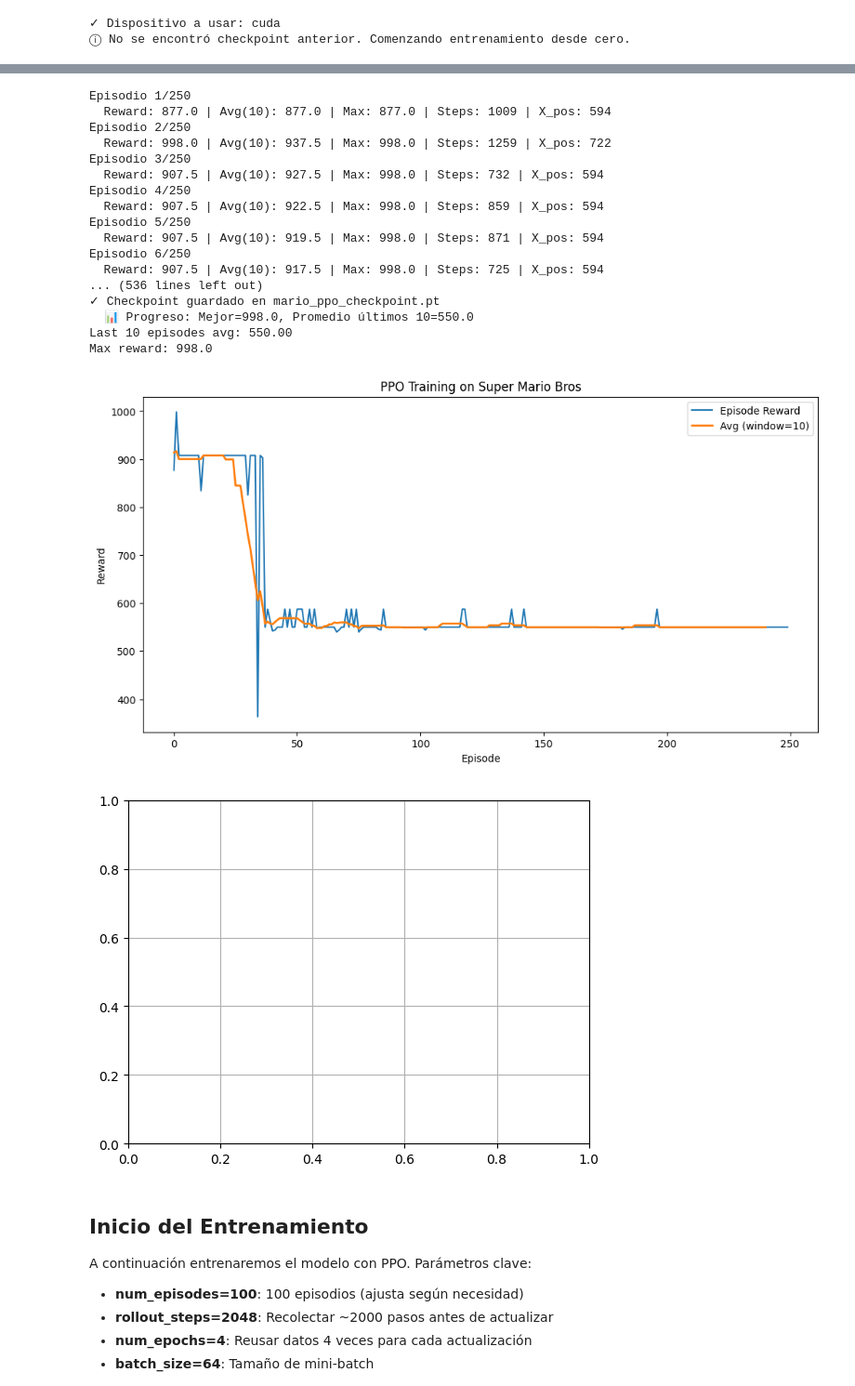
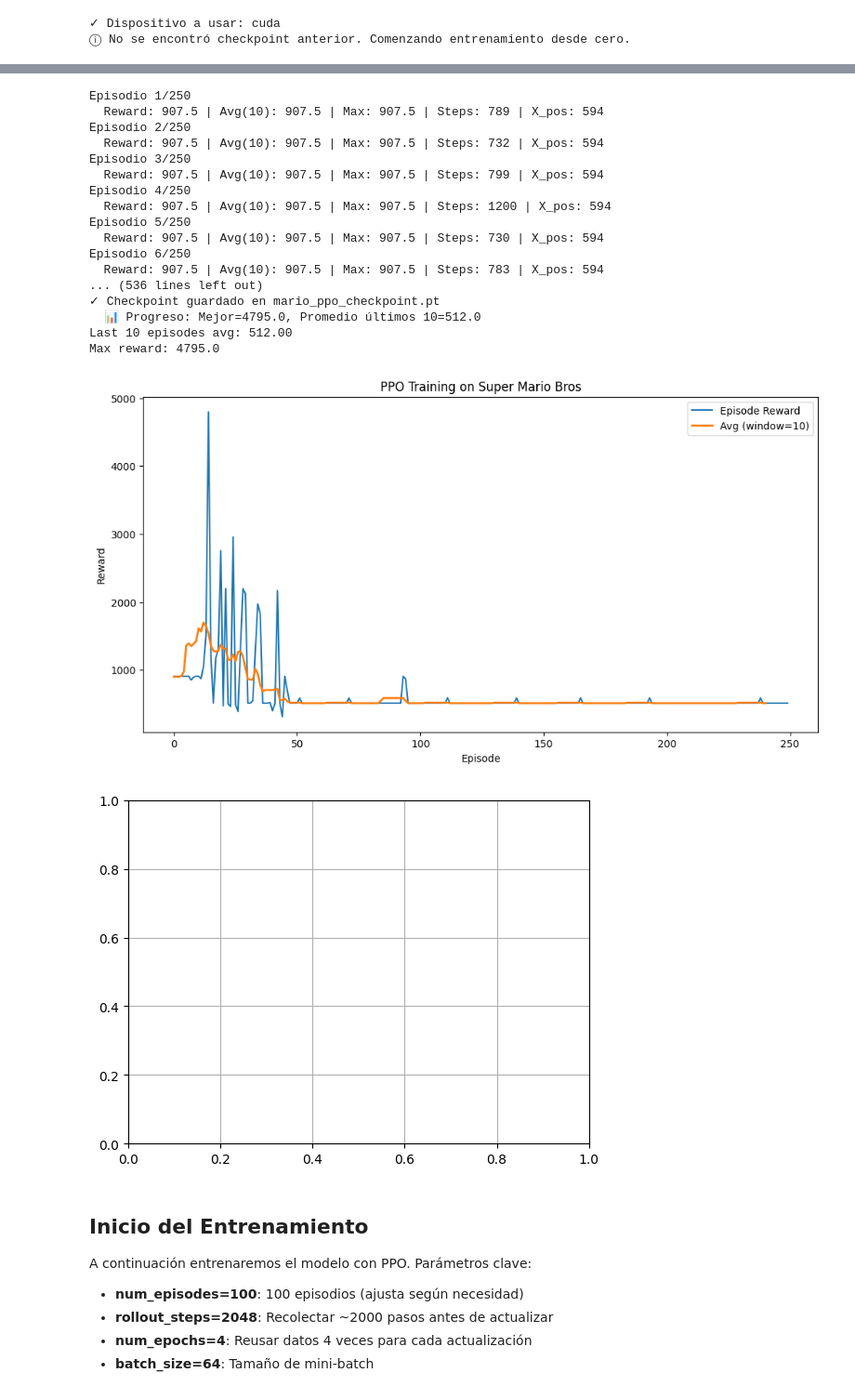
Before and after one commit to jstejman/Redes-Neuronales, a Jupyter notebook: monografía/monografía.ipynb, the cells around one changed output, grey strips where cells are left out. Shown at 93% size. Saved outputs shown, nothing was run; the diff lists cells and outputs as text; code cells hidden in the pictures.

```diff
--- a/monografía/monografía.ipynb
+++ b/monografía/monografía.ipynb
@@ -390,22 +390,22 @@ def train_ppo(env, model, num_episodes=100, rollout_steps=2048, num_epochs=4,
             else:  # gym < 0.26
                 next_state, reward, done, info = step_result
 
-            # Reward shaping: Recompensar por avanzar en X + supervivencia
+            # Reward shaping: Recompensar por avanzar en X
             current_x_pos = info.get('x_pos', prev_x_pos)
             x_progress = current_x_pos - prev_x_pos
-            reward = x_progress * 2.0 + 0.1  # Avanzar + pequeño reward por sobrevivir
+            reward = x_progress * 2.0  # Recompensa por avanzar
 
             # Penalización por muerte
             if done and info.get('life', 3) < 3:
                 reward -= 50.0
 
-            # Detección de estancamiento (mucho más tolerante)
+            # Detección de estancamiento
             if x_progress <= 0:
                 stuck_counter += 1
-                if stuck_counter > 2000:  # 33 segundos sin avanzar
-                    reward -= 0.05  # Penalización muy suave
-                if stuck_counter > 5000:  # 83 segundos sin avanzar
-                    done = True  # Cortar solo si realmente está trabado
+                if stuck_counter > 100:
+                    reward -= 0.5  # Penalización leve por inactividad
+                if stuck_counter > 500:
+                    done = True  # Cortar episodio si está muy trabado
             else:
                 stuck_counter = 0
 
@@ -619,7 +619,7 @@ total_rewards = train_ppo(
     gae_lambda=0.95,
     learning_rate=3e-4,
     clip_ratio=0.2,
-    entropy_coef=0.02,  # Más exploración para evitar colapso temprano
+    entropy_coef=0.01,  # Valor estándar para PPO
     value_coef=0.5,
     device=device,
     checkpoint_freq=10,
@@ -631,43 +631,43 @@ plt.figure(figsize=(12, 6))
 plt.plot(total_rewards, label='Episode Reward')
 plt.plot(np.convolve(total_rewards, np.ones(10)/10, mode='valid'), label='Avg (window=10)', linewidth=2)
 
 plt.xlabel('Episode')
 print(f"Last 10 episodes avg: {np.mean(total_rewards[-10:]):.2f}")
 
 plt.ylabel('Reward')
 print(f"Max reward: {max(total_rewards)}")
 
 plt.title('PPO Training on Super Mario Bros')
 
 plt.legend()
 plt.show()
 plt.grid()
 # %% [output]
 === VERIFICACIÓN DEL AMBIENTE ===
 ✓ Estado shape: (240, 256, 3), dtype: uint8
 ✓ env.step() devuelve 4 valores
 ✓ Action space: 5 acciones
 === FIN VERIFICACIÓN ===
 
 ✓ Entorno configurado correctamente (sin wrappers de preprocesamiento)
 Episodio 1/250
-  Reward: 877.0 | Avg(10): 877.0 | Max: 877.0 | Steps: 1009 | X_pos: 594
+  Reward: 907.5 | Avg(10): 907.5 | Max: 907.5 | Steps: 789 | X_pos: 594
 Episodio 2/250
-  Reward: 998.0 | Avg(10): 937.5 | Max: 998.0 | Steps: 1259 | X_pos: 722
+  Reward: 907.5 | Avg(10): 907.5 | Max: 907.5 | Steps: 732 | X_pos: 594
 Episodio 3/250
-  Reward: 907.5 | Avg(10): 927.5 | Max: 998.0 | Steps: 732 | X_pos: 594
+  Reward: 907.5 | Avg(10): 907.5 | Max: 907.5 | Steps: 799 | X_pos: 594
 Episodio 4/250
-  Reward: 907.5 | Avg(10): 922.5 | Max: 998.0 | Steps: 859 | X_pos: 594
+  Reward: 907.5 | Avg(10): 907.5 | Max: 907.5 | Steps: 1200 | X_pos: 594
 Episodio 5/250
-  Reward: 907.5 | Avg(10): 919.5 | Max: 998.0 | Steps: 871 | X_pos: 594
+  Reward: 907.5 | Avg(10): 907.5 | Max: 907.5 | Steps: 730 | X_pos: 594
 Episodio 6/250
-  Reward: 907.5 | Avg(10): 917.5 | Max: 998.0 | Steps: 725 | X_pos: 594
+  Reward: 907.5 | Avg(10): 907.5 | Max: 907.5 | Steps: 783 | X_pos: 594
 ... (536 lines left out)
 ✓ Checkpoint guardado en mario_ppo_checkpoint.pt
-  📊 Progreso: Mejor=998.0, Promedio últimos 10=550.0
-Last 10 episodes avg: 550.00
-Max reward: 998.0
+  📊 Progreso: Mejor=4795.0, Promedio últimos 10=512.0
+Last 10 episodes avg: 512.00
+Max reward: 4795.0
-[figure, old version]
+[figure, new version]
 [figure]
 # %% [markdown]
 ## Inicio del Entrenamiento
```
Also changed, not shown: parts of 1 cell of this notebook.
